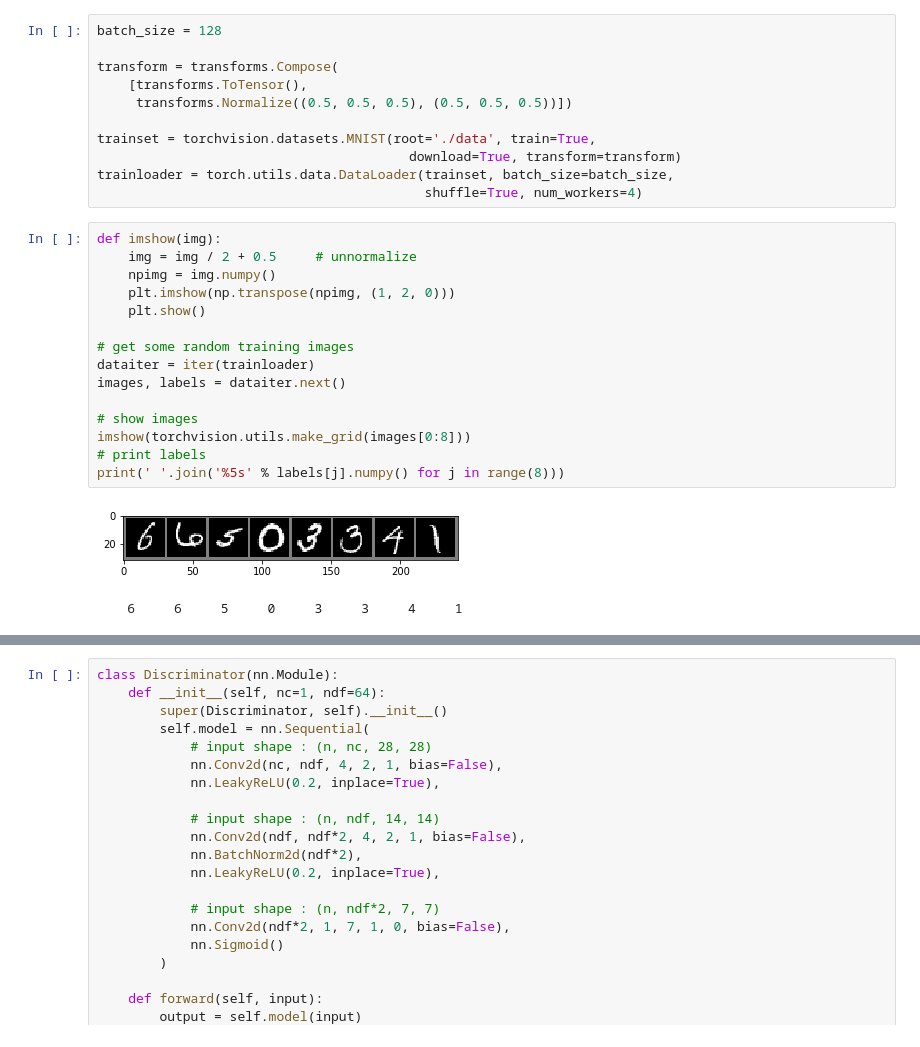
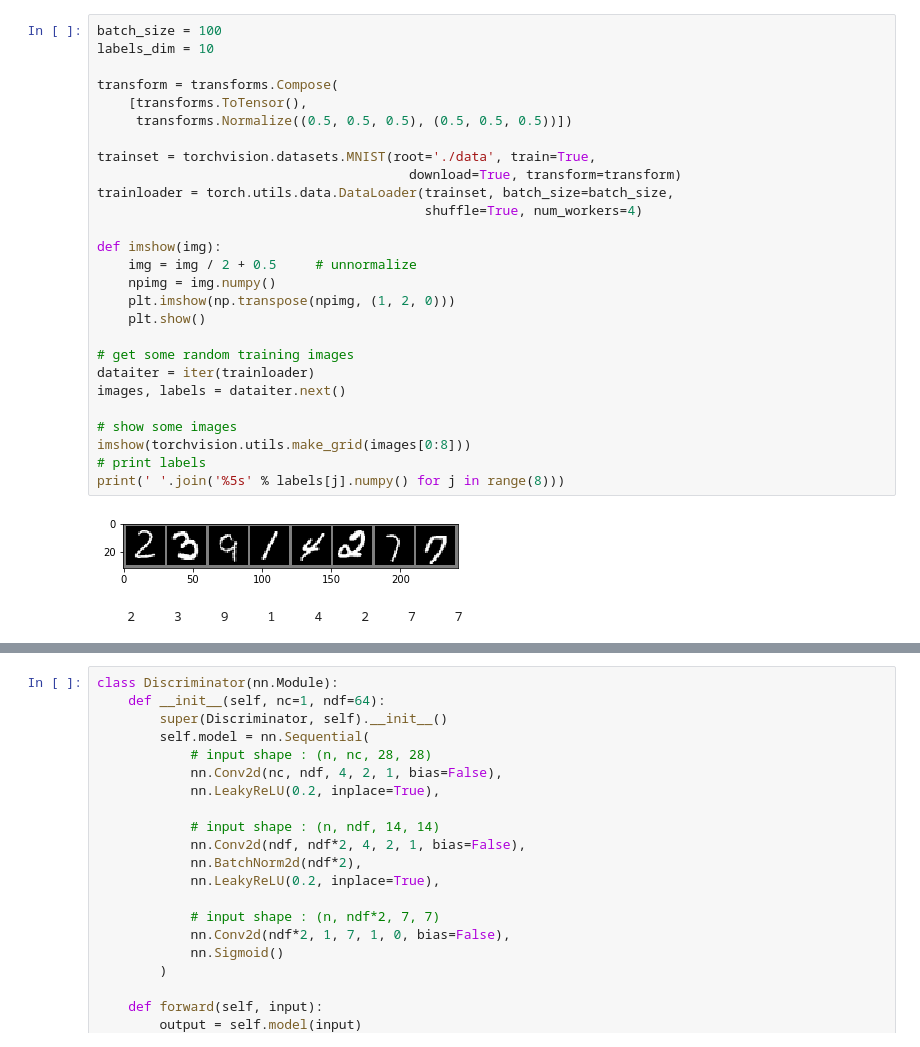
Before and after one commit to Jawae/gan_pytorch, a Jupyter notebook: mnist_dcgan/mnist_gan.ipynb, the cells around one changed output, grey strips where cells are left out. Cells and saved outputs as stored; diff of their text form.

```diff
--- a/mnist_dcgan/mnist_gan.ipynb
+++ b/mnist_dcgan/mnist_gan.ipynb
@@ -18,29 +22,30 @@ cuda:0
 # %%
-batch_size = 128
+batch_size = 100
+labels_dim = 10
 
 transform = transforms.Compose(
     [transforms.ToTensor(),
      transforms.Normalize((0.5, 0.5, 0.5), (0.5, 0.5, 0.5))])
 
 trainset = torchvision.datasets.MNIST(root='./data', train=True,
                                         download=True, transform=transform)
 trainloader = torch.utils.data.DataLoader(trainset, batch_size=batch_size,
                                           shuffle=True, num_workers=4)
+
+def imshow(img):
+    img = img / 2 + 0.5     # unnormalize
+    npimg = img.numpy()
+    plt.imshow(np.transpose(npimg, (1, 2, 0)))
+    plt.show()
+
+# get some random training images
+dataiter = iter(trainloader)
+images, labels = dataiter.next()
+
+# show some images
+imshow(torchvision.utils.make_grid(images[0:8]))
+# print labels
+print(' '.join('%5s' % labels[j].numpy() for j in range(8)))
+# %% [output]
+[figure, added]
+    2     3     9     1     4     2     7     7
-# %%
-def imshow(img):
-    img = img / 2 + 0.5     # unnormalize
-    npimg = img.numpy()
-    plt.imshow(np.transpose(npimg, (1, 2, 0)))
-    plt.show()
-
-# get some random training images
-dataiter = iter(trainloader)
-images, labels = dataiter.next()
-
-# show images
-imshow(torchvision.utils.make_grid(images[0:8]))
-# print labels
-print(' '.join('%5s' % labels[j].numpy() for j in range(8)))
-# %% [output]
-[figure, removed]
-    6     6     5     0     3     3     4     1
```
Also changed, not shown: parts of 5 cells of this notebook.
